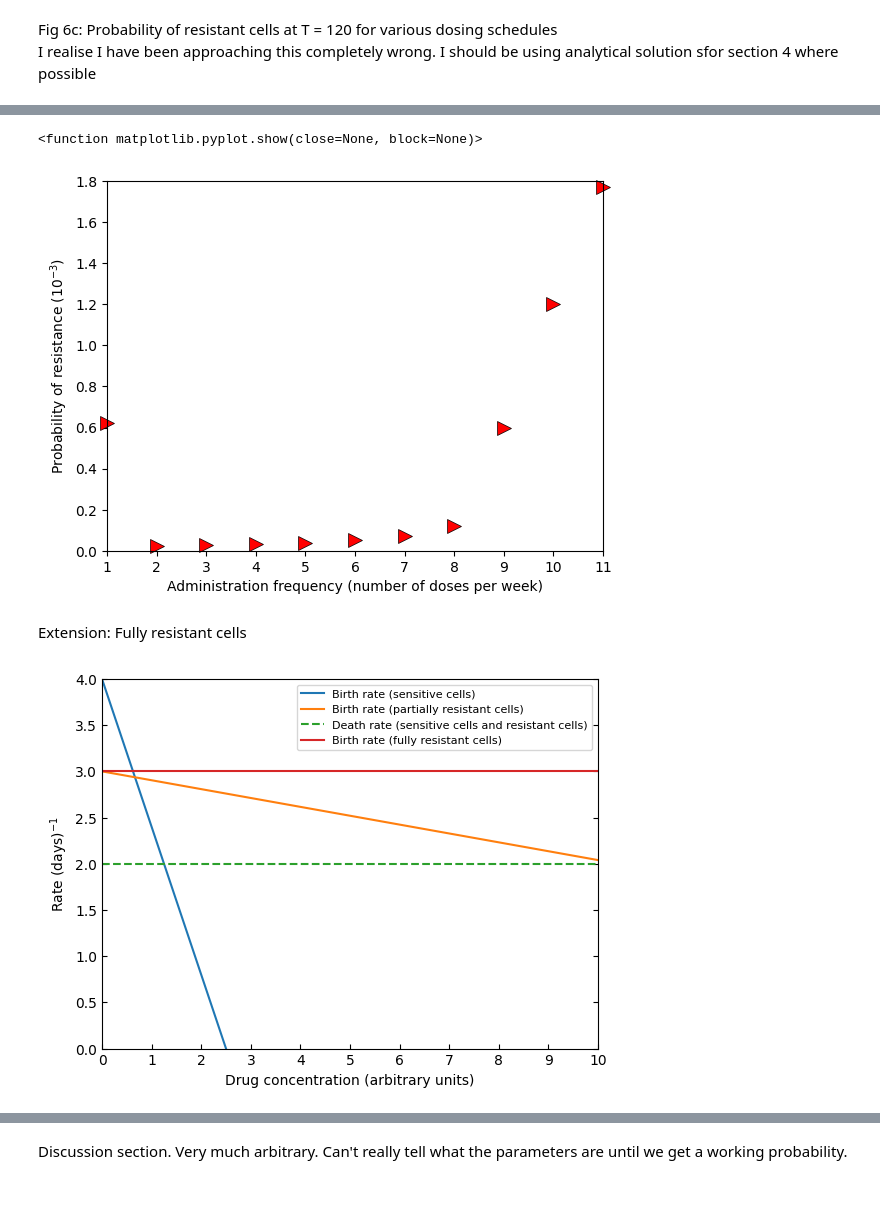
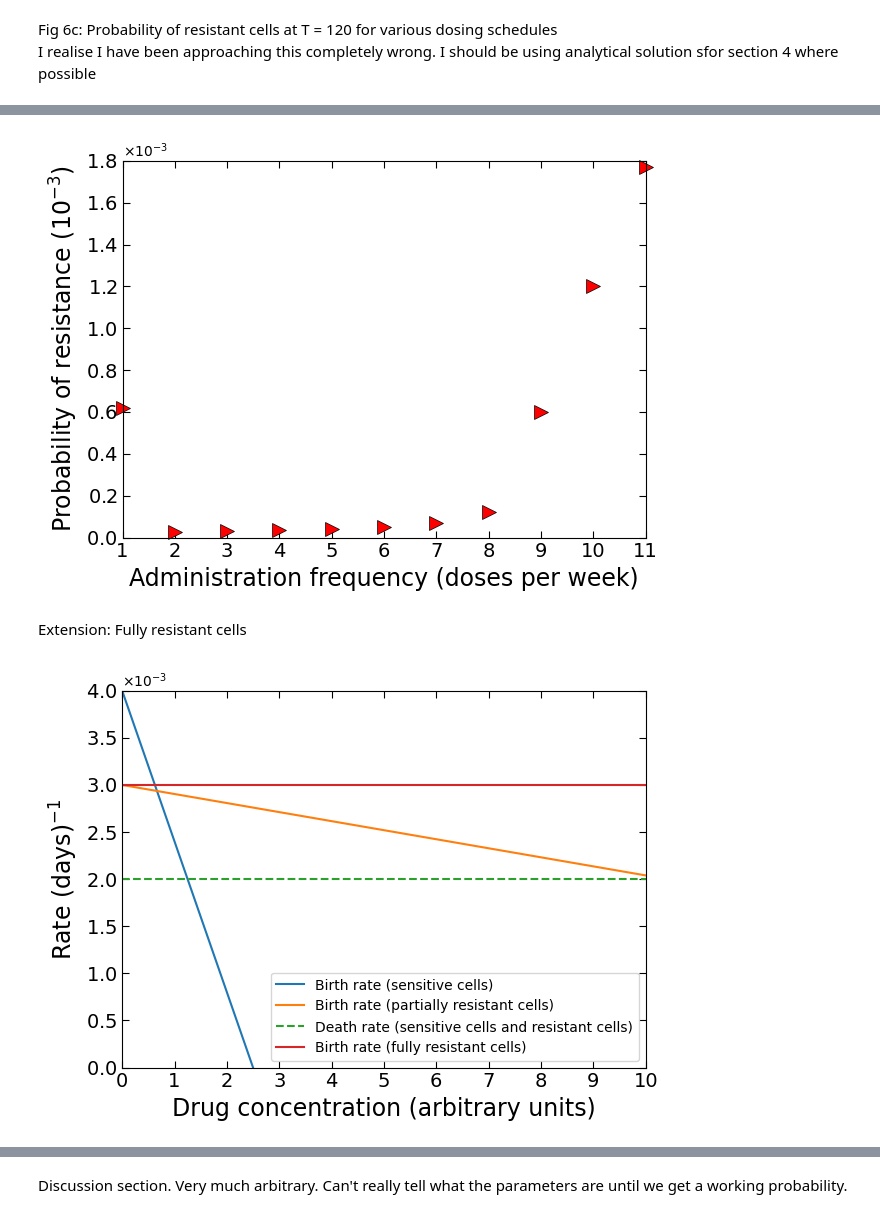
Before and after one commit to colmmcc2000/RSCAM_Group_11, a Jupyter notebook: code_RSCAM.ipynb, the cells around one changed output, grey strips where cells are left out. Saved outputs shown, nothing was run; the diff lists cells and outputs as text; code cells hidden in the pictures.

```diff
--- a/code_RSCAM.ipynb
+++ b/code_RSCAM.ipynb
@@ -659,6 +659,10 @@ def R_t_pulsed(t, M, s, u):
     r_sens, _ = integrate.quad(integrand, 0, t)
 
     return r_sens + r_res
+# %%
+time = np.linspace(0, 100, 21)
+p = np.zeros(len(time))
+grid, pop_s, pop_r, prob_r, var_r = mean_pulsed_therapy(1000, 100, 100, rates, 0.5, 1e-3, 28, 14, 0.05)
 # %%
 T_max = 100
 M0 = 100 # Not specified, this is an assumption
@@ -1477,51 +1456,83 @@ NameError: name 'calculate_Pr_at_T' is not defined
 # %%
 time = np.linspace(1, 11, 11)
-y = [0.62, 0.025, 0.03, 0.035, 0.04, 0.05, 0.07, 0.12, 0.6, 1.2, 1.77]
+y = np.array([0.62, 0.025, 0.03, 0.035, 0.04, 0.05, 0.07, 0.12, 0.6, 1.2, 1.77]) * 1e-3
 plt.plot(time, y, '>', markersize = 10, c = 'red', markeredgecolor='black',
          markeredgewidth=0.5, clip_on = False)
 plt.xlim(1,11)
-plt.ylim(0,1.8)
+plt.ylim(0, 1.8e-3)
 
 plt.xticks(np.linspace(1, 11, 11))
 
-plt.ylabel(r'Probability of resistance ($10^{-3}$)')
-plt.xlabel('Administration frequency (number of doses per week)')
+plt.ylabel(r'Probability of resistance ($10^{-3}$)', fontsize = 17)
+plt.xlabel('Administration frequency (doses per week)', fontsize = 17)
+
+#set tick marks
+plt.xticks(np.arange(1, 11.1, 1), fontsize=14)
+plt.yticks(np.arange(0, 1.81e-3, 0.2e-3), fontsize=14)
+
+plt.tick_params(axis='both', which='major',
+                top=True, right=True,
+                direction='in', # Optional: points ticks inward
+                length=5, # Optional: makes ticks more prominent
+                labelsize=14)
+
+
+
+formatter = ticker.ScalarFormatter(useMathText=True)
+formatter.set_scientific(True)
+formatter.set_powerlimits((-3, -3)) # Forces it specifically to 10^-3
+plt.gca().yaxis.set_major_formatter(formatter)
+
+plt.tight_layout()
 
 plt.savefig('Figs/probs_6.pdf', format='pdf', bbox_inches='tight', dpi=300)
 
-plt.show
+plt.show()
 # %% [output]
-<function matplotlib.pyplot.show(close=None, block=None)>
-[figure, old version]
+[figure, new version]
 # %% [markdown]
 Extension: Fully resistant cells
 # %%
 M0 = 1e6
 u = 1e-8
 f_r = np.ones(11) * 0.3
-plt.plot(conc, lx * M0 * u * 1e3, label = 'Birth rate (sensitive cells)')
-plt.plot(conc, ly * M0 * u * 1e3, label = 'Birth rate (partially resistant cells)')
-plt.plot(conc, mx * M0 * u * 1e3, label = 'Death rate (sensitive cells and resistant cells)', linestyle = '--')
-plt.plot(conc, f_r * M0 * u * 1e3, label = 'Birth rate (fully resistant cells)')
+plt.plot(conc, lx * M0 * u, label = 'Birth rate (sensitive cells)')
+plt.plot(conc, ly * M0 * u, label = 'Birth rate (partially resistant cells)')
+plt.plot(conc, mx * M0 * u, label = 'Death rate (sensitive cells and resistant cells)', linestyle = '--')
+plt.plot(conc, f_r * M0 * u, label = 'Birth rate (fully resistant cells)')
 #plt.plot(conc, my * M0 * u * 1e3, label = 'Death rate (resistant cells)', linestyle = '--')
 
 plt.xlim(0, 10)
-plt.ylim(0, 4)
+plt.ylim(0, 4e-3)
 
-plt.xlabel('Drug concentration (arbitrary units)')
-plt.ylabel(r'Rate (days)$^{-1}$')
-
-plt.gca().xaxis.set_major_locator(ticker.MultipleLocator(1))
+plt.xlabel('Drug concentration (arbitrary units)', fontsize = 17)
+plt.ylabel(r'Rate (days)$^{-1}$', fontsize = 17)
 
 plt.legend(loc = 'upper right', fontsize = 8)
+#set tick marks
+plt.xticks(np.arange(0, 10.1, 1), fontsize=14)
+plt.yticks(np.arange(0, 4.1e-3, 0.5e-3), fontsize=14)
 
-plt.gca().tick_params(right=True, direction='in')
+plt.tick_params(axis='both', which='major',
+                top=True, right=True,
+                direction='in', # Optional: points ticks inward
+                length=5, # Optional: makes ticks more prominent
+                labelsize=14)
+
+plt.legend()
+
+formatter = ticker.ScalarFormatter(useMathText=True)
+formatter.set_scientific(True)
+formatter.set_powerlimits((-3, -3)) # Forces it specifically to 10^-3
+plt.gca().yaxis.set_major_formatter(formatter)
+
+plt.tight_layout()
 
 plt.savefig('Figs/all_rates_6_full_resistance.pdf', format='pdf', bbox_inches='tight', dpi=300)
 
 plt.show()
 # %% [output]
-[figure, old version]
+[figure, new version]
 # %%
 time = [0, 2.5, 5,30, 50, 120]
 
```
Also changed, not shown: parts of 21 cells of this notebook, 12 other files.
